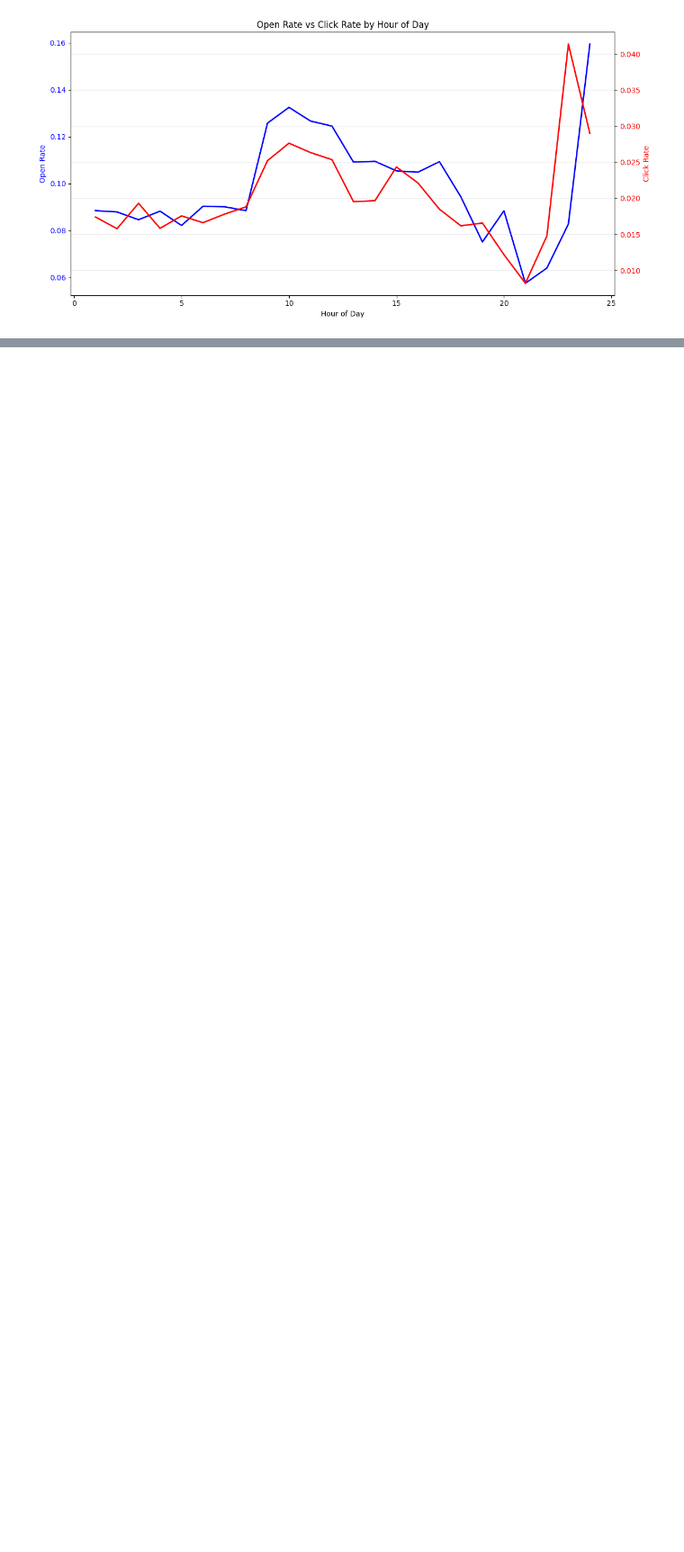
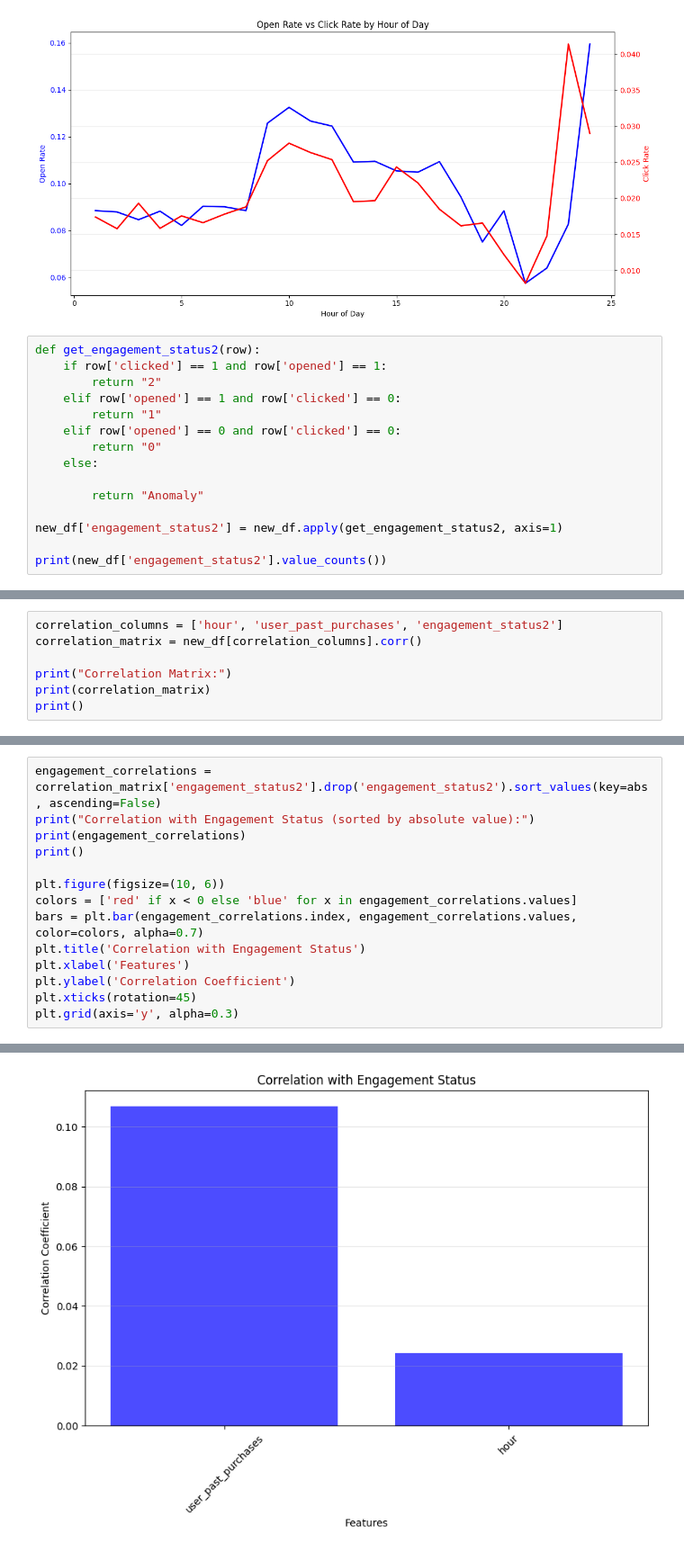
Before and after one commit to kokilagaurav/Email_marketing, a Jupyter notebook: notebook.ipynb, the cells around one changed output, grey strips where cells are left out. Shown at 90% size. Cells and saved outputs as stored; diff of their text form; blank space fills up the shorter version.

```diff
--- a/notebook.ipynb
+++ b/notebook.ipynb
@@ -349,3 +342,18 @@ plt.tight_layout()
 plt.show()
 # %% [output]
 [figure]
+# %%
+def get_engagement_status2(row):
+    if row['clicked'] == 1 and row['opened'] == 1:
+        return "2"
+    elif row['opened'] == 1 and row['clicked'] == 0:
+        return "1"
+    elif row['opened'] == 0 and row['clicked'] == 0:
+        return "0"
+    else:
+
+        return "Anomaly"
+
+new_df['engagement_status2'] = new_df.apply(get_engagement_status2, axis=1)
+
+print(new_df['engagement_status2'].value_counts())
@@ -351,0 +371,7 @@ plt.show()
+# %%
+correlation_columns = ['hour', 'user_past_purchases', 'engagement_status2']
+correlation_matrix = new_df[correlation_columns].corr()
+
+print("Correlation Matrix:")
+print(correlation_matrix)
+print()
@@ -351,0 +384,15 @@ plt.show()
+# %%
+engagement_correlations = correlation_matrix['engagement_status2'].drop('engagement_status2').sort_values(key=abs, ascending=False)
+print("Correlation with Engagement Status (sorted by absolute value):")
+print(engagement_correlations)
+print()
+
+plt.figure(figsize=(10, 6))
+colors = ['red' if x < 0 else 'blue' for x in engagement_correlations.values]
+bars = plt.bar(engagement_correlations.index, engagement_correlations.values, color=colors, alpha=0.7)
+plt.title('Correlation with Engagement Status')
+plt.xlabel('Features')
+plt.ylabel('Correlation Coefficient')
+plt.xticks(rotation=45)
+plt.grid(axis='y', alpha=0.3)
+# %% [output]
@@ -351,0 +403 @@ plt.show()
+[figure, added]
```
Also changed, not shown: parts of 26 cells of this notebook.
